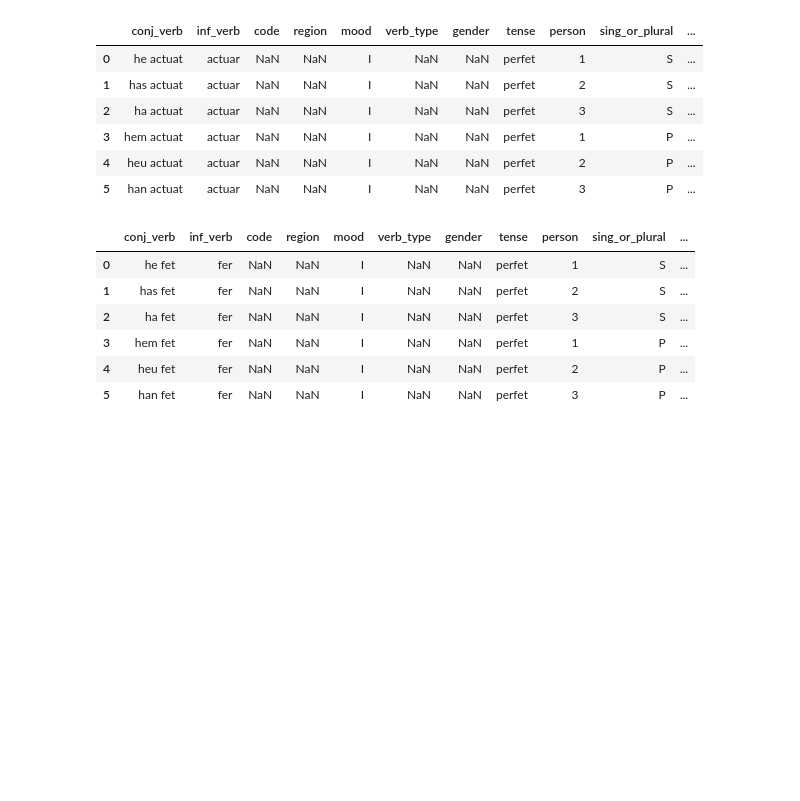
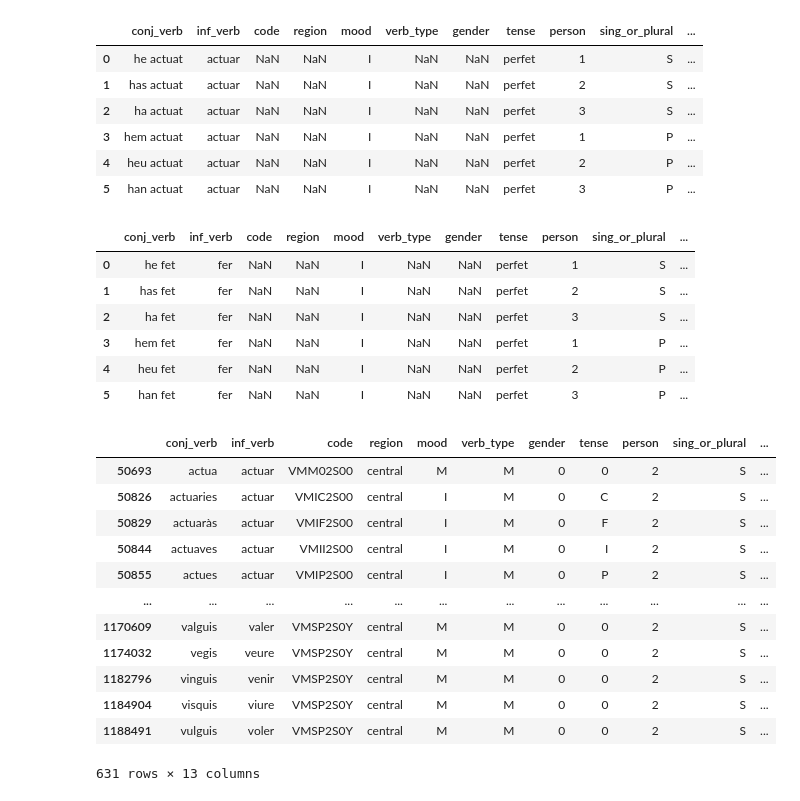
Before and after one commit to fairliereese/catalan_conjugation_deck, a Jupyter notebook: parse_cat_verbs.ipynb, the cells around one changed output. Cells and saved outputs as stored; diff of their text form; code cells hidden in the pictures; blank space fills up the shorter version.

```diff
--- a/parse_cat_verbs.ipynb
+++ b/parse_cat_verbs.ipynb
@@ -119,6 +119,11 @@ df = df.loc[~((df.inf_verb == 'ser') &
 df = df.loc[~((df.inf_verb == 'ser') &
               (df.mood == 'I') &
               (df.conj_verb == 'sóc'))]
+
+# anar --> remove pre-2017 vés
+df = df.loc[~((df.inf_verb == 'anar') &
+              (df.mood == 'M') &
+              (df.conj_verb == 'ves'))]
 
 
 # anir<> vs ir<> for anar --> keep only anar-based because IDK
@@ -318,3 +323,20 @@ df.loc[(df.inf_verb=='fer')&\
 | 5 | han fet | fer | NaN | NaN | I | NaN | NaN | perfet | 3 | P | ... |
 # %%
 df.to_csv('catalan_verbs_parsed.tsv', sep='\t', index=False)
+# %%
+df.loc[(df.person=='2')&
+       (df.sing_or_plural=='S')]
+# %% [output]
+|  | conj_verb | inf_verb | code | region | mood | verb_type | gender | tense | person | sing_or_plural | ... |
+| 50693 | actua | actuar | VMM02S00 | central | M | M | 0 | 0 | 2 | S | ... |
+| 50826 | actuaries | actuar | VMIC2S00 | central | I | M | 0 | C | 2 | S | ... |
+| 50829 | actuaràs | actuar | VMIF2S00 | central | I | M | 0 | F | 2 | S | ... |
+| 50844 | actuaves | actuar | VMII2S00 | central | I | M | 0 | I | 2 | S | ... |
+| 50855 | actues | actuar | VMIP2S00 | central | I | M | 0 | P | 2 | S | ... |
+| ... | ... | ... | ... | ... | ... | ... | ... | ... | ... | ... | ... |
+| 1170609 | valguis | valer | VMSP2S0Y | central | M | M | 0 | 0 | 2 | S | ... |
+| 1174032 | vegis | veure | VMSP2S0Y | central | M | M | 0 | 0 | 2 | S | ... |
+| 1182796 | vinguis | venir | VMSP2S0Y | central | M | M | 0 | 0 | 2 | S | ... |
+| 1184904 | visquis | viure | VMSP2S0Y | central | M | M | 0 | 0 | 2 | S | ... |
+| 1188491 | vulguis | voler | VMSP2S0Y | central | M | M | 0 | 0 | 2 | S | ... |
+631 rows × 13 columns
```
Also changed, not shown: parts of 1 cell of this notebook, 5 other files.
